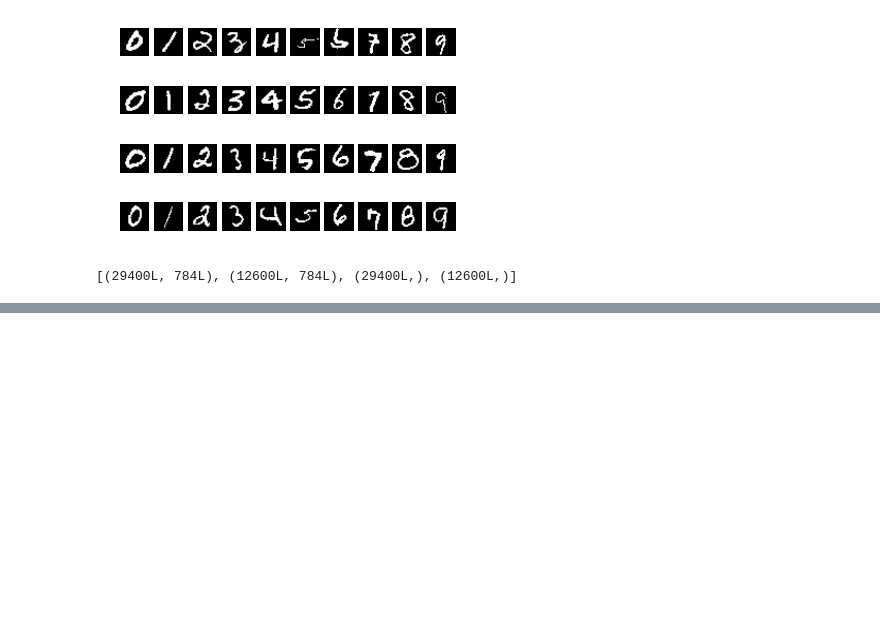
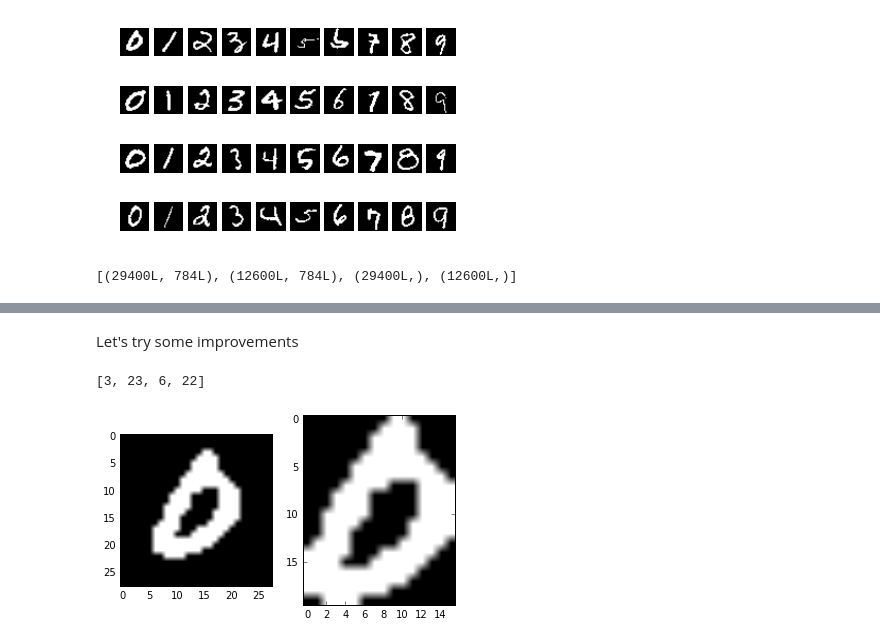
Before and after one commit to cginestra/digitRecognizer, a Jupyter notebook: DigitRekon.ipynb, the cells around one changed output, grey strips where cells are left out. Drawn from its saved outputs; the diff is of its cells as text; code cells hidden in the pictures; blank space fills up the shorter version.

Commit message:
functions to rotate and resize digit subzones

```diff
--- a/DigitRekon.ipynb
+++ b/DigitRekon.ipynb
@@ -152,0 +138,16 @@ array([[1201,    0,    3,    3,    2,    7,    9,    1,   10,    4],
+# %% [markdown]
+Let's try some improvements
+# %%
+f, ax = plt.subplots(1,2)
+ax.shape
+image1 = np.reshape(binim[0,:],imageShape)
+ax[0].imshow(image1, cmap='gray')
+indy,indx = np.nonzero(image1)
+subzone = [min(indy), max(indy)+1, min(indx), max(indx)+1]
+subimage = image1[subzone[0]:subzone[1], subzone[2]: subzone[3]]
+ax[1].imshow(subimage, cmap='gray')
+init = np.array([subzone[0], subzone[2]])
+subzone
+# %% [output]
+[3, 23, 6, 22]
+[figure, added]
```
Also changed, not shown: parts of 8 cells of this notebook.
